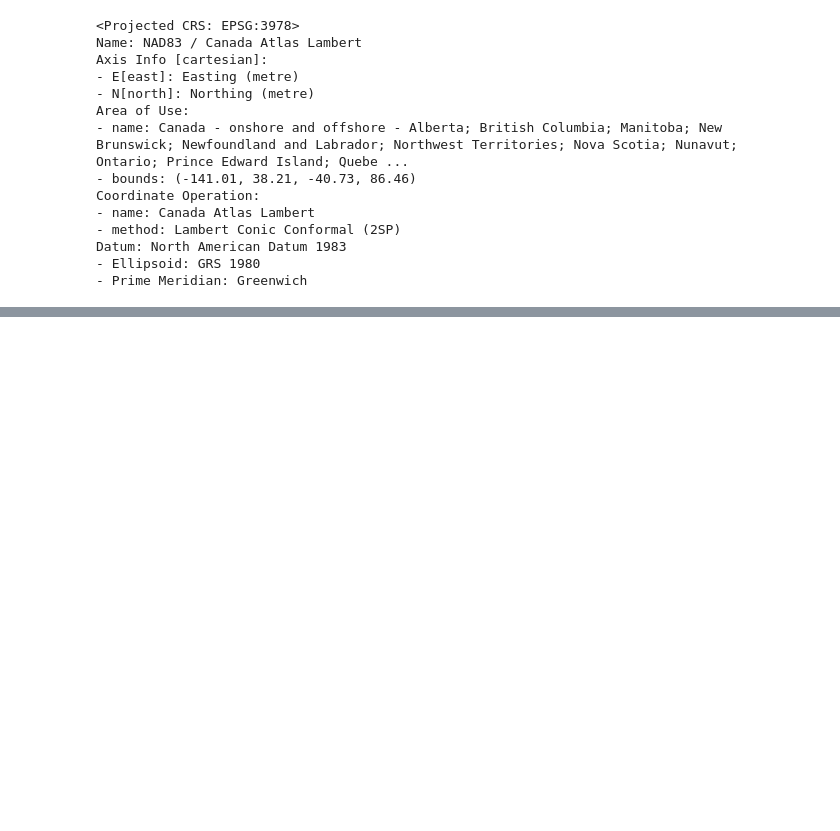
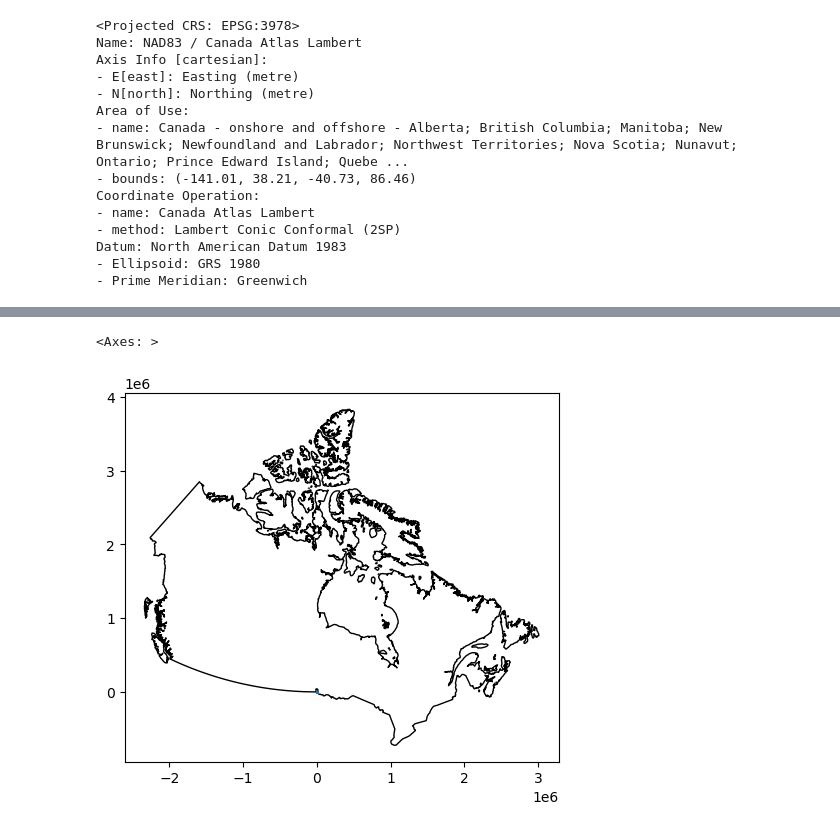
Before and after one commit to CarolinaPUCP/canadageorepo, a Jupyter notebook: CANADA_2.ipynb, the cells around one changed output, grey strips where cells are left out. Cells and saved outputs as stored; diff of their text form; code cells hidden in the pictures; blank space fills up the shorter version.

```diff
--- a/CANADA_2.ipynb
+++ b/CANADA_2.ipynb
@@ -166,0 +209,15 @@ NameError: name 'os' is not defined
+# %%
+avion=gpd.GeoDataFrame(data=infoavion.copy(),
+                 geometry=gpd.points_from_xy(infoavion.LONGITUDE,
+                                             infoavion.LATTITUDE),
+                 crs=3978)# the coordinates were in degrees - unprojected
+# %%
+avion = avion.to_crs(3978)
+# %%
+# let's plot
+
+base = canada.plot(color='white', edgecolor='black')
+avion.plot(ax=base,markersize=1)
+# %% [output]
+<Axes: >
+[figure, added]
```
Also changed, not shown: parts of 3 cells of this notebook, 1 other file.
